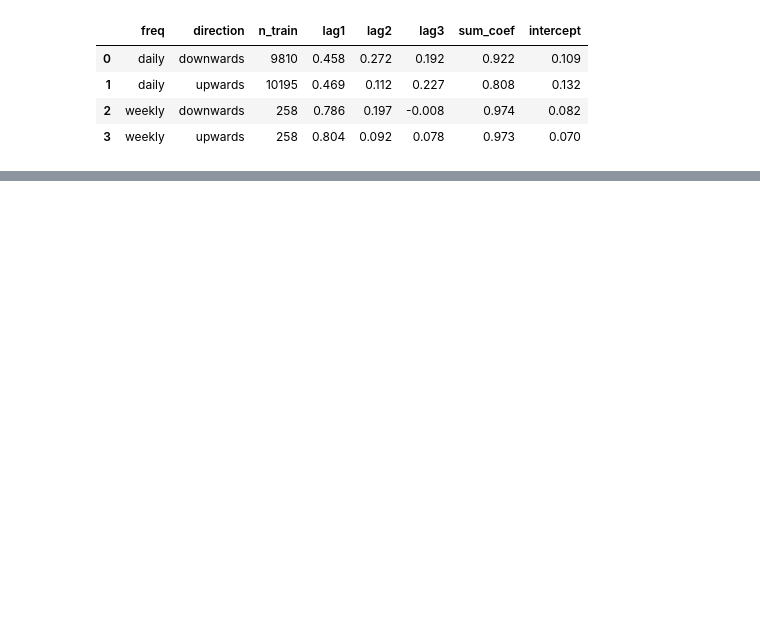
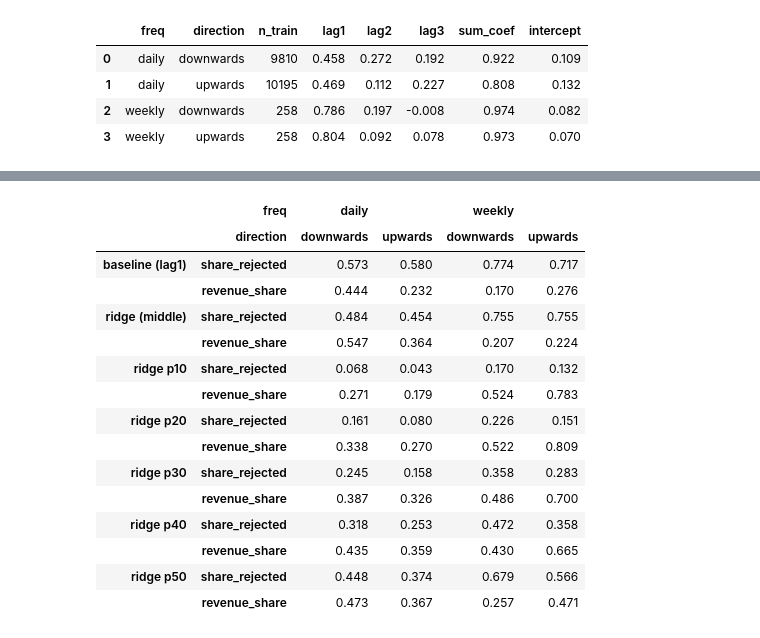
Before and after one commit to carolinaaraujo23/Swissgrid-reserve-price-forecast, a Jupyter notebook: notebooks/ridge.ipynb, the cells around one changed output, grey strips where cells are left out. Cells and saved outputs as stored; diff of their text form; code cells hidden in the pictures; blank space fills up the shorter version.

Commit message:
Quantiles added

```diff
--- a/notebooks/ridge.ipynb
+++ b/notebooks/ridge.ipynb
@@ -94,0 +116,8 @@ by_block
+# %%
+baseline = PreviousKnownAuctionBaseline().fit(auctions_all)
+contracts = {"baseline": baseline.predict(auctions_all[in_val])}
+contracts.update({name: to_contract(p, name) for name, p in preds_by_variant.items()})
+
+evaluator = Evaluator(actuals=auctions_all, start_test=VAL_START, end_test=VAL_END)
+report = evaluator.evaluate_many(contracts)
+report.pivot_table(index=["freq", "direction"], columns="model", values="mae").round(3)
@@ -124,0 +219,12 @@ pd.DataFrame(rows).round(3)
+# %%
+BID_QUANTILES = (0.1, 0.2, 0.3, 0.4, 0.5)
+p = walk_forward_ridge(feats, start_test=VAL_START, end_test=VAL_LAST_DAY,
+                       quantiles=BID_QUANTILES + (0.9,), **variants[VARIANT])
+p = p[p["y"].notna()]
+groups = [p["freq"], p["direction"]]
+
+summary = pd.DataFrame({
+    "coverage_p10_p90": ((p["y"] >= p["p10_ridge"]) & (p["y"] <= p["p90_ridge"])).groupby(groups).mean(),
+    "share_below_p10": (p["y"] < p["p10_ridge"]).groupby(groups).mean(),
+})
+summary.round(3)
@@ -124,0 +238,31 @@ pd.DataFrame(rows).round(3)
+# %%
+bids = {"baseline (lag1)": "pred_baseline", "ridge (middle)": "pred_ridge"}
+bids.update({f"ridge p{round(100 * q)}": f"p{round(100 * q)}_ridge" for q in BID_QUANTILES})
+
+perfect = (10 ** p["y"]).groupby(groups).sum()
+rows = {}
+for name, col in bids.items():
+    accepted = p[col] <= p["y"]
+    revenue = (10 ** p[col]).where(accepted, 0.0)
+    rows[(name, "share_rejected")] = (~accepted).groupby(groups).mean()
+    rows[(name, "revenue_share")] = revenue.groupby(groups).sum() / perfect
+
+bidding = pd.DataFrame(rows).T
+bidding.round(3)
+# %% [output]
+|  | freq | daily |  | weekly |  |
+|  | direction | downwards | upwards | downwards | upwards |
+| baseline (lag1) | share_rejected | 0.573 | 0.580 | 0.774 | 0.717 |
+|  | revenue_share | 0.444 | 0.232 | 0.170 | 0.276 |
+| ridge (middle) | share_rejected | 0.484 | 0.454 | 0.755 | 0.755 |
+|  | revenue_share | 0.547 | 0.364 | 0.207 | 0.224 |
+| ridge p10 | share_rejected | 0.068 | 0.043 | 0.170 | 0.132 |
+|  | revenue_share | 0.271 | 0.179 | 0.524 | 0.783 |
+| ridge p20 | share_rejected | 0.161 | 0.080 | 0.226 | 0.151 |
+|  | revenue_share | 0.338 | 0.270 | 0.522 | 0.809 |
+| ridge p30 | share_rejected | 0.245 | 0.158 | 0.358 | 0.283 |
+|  | revenue_share | 0.387 | 0.326 | 0.486 | 0.700 |
+| ridge p40 | share_rejected | 0.318 | 0.253 | 0.472 | 0.358 |
+|  | revenue_share | 0.435 | 0.359 | 0.430 | 0.665 |
+| ridge p50 | share_rejected | 0.448 | 0.374 | 0.679 | 0.566 |
+|  | revenue_share | 0.473 | 0.367 | 0.257 | 0.471 |
```
Also changed, not shown: parts of 25 cells of this notebook, 4 other files.
